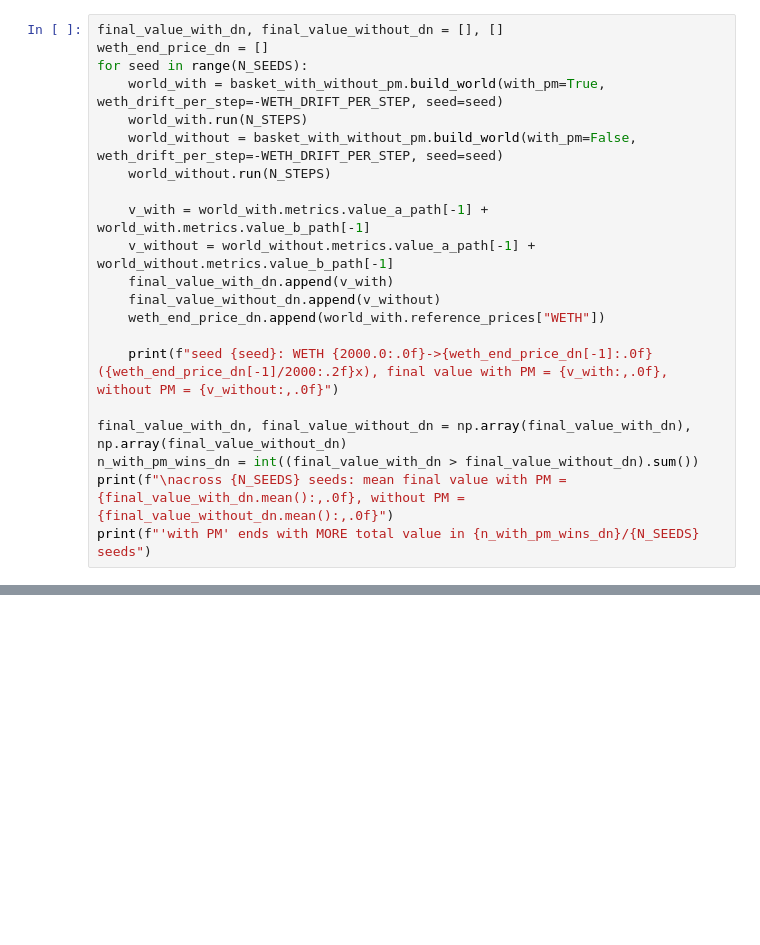
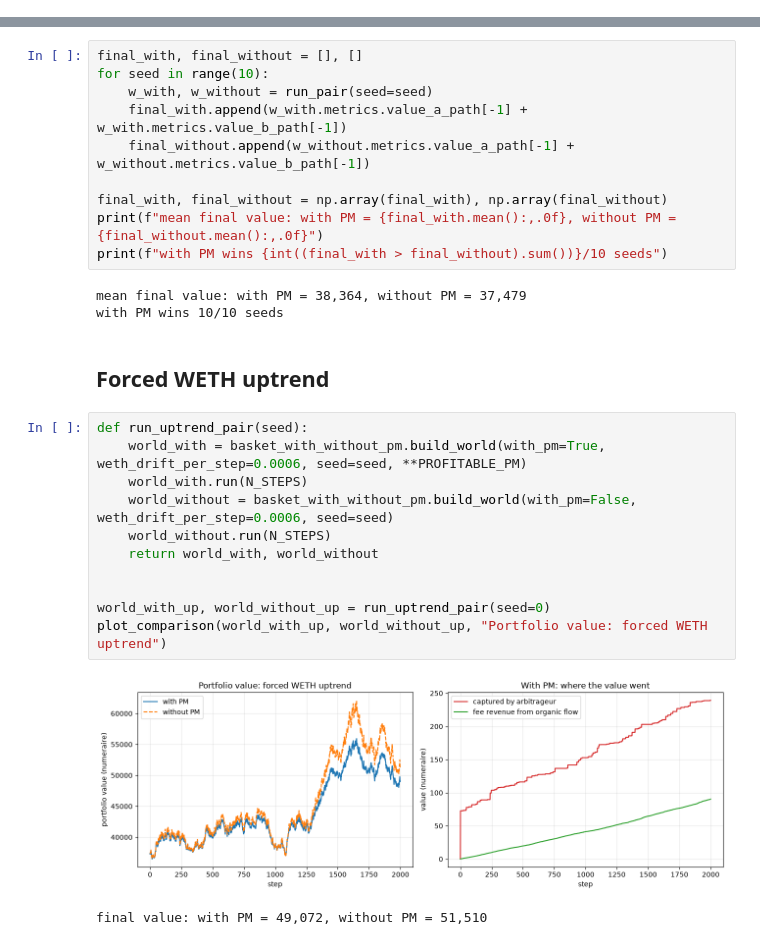
Before and after one commit to bleu/aqua-portfolio-manager, a Jupyter notebook: simulation/notebooks/02_basket_with_without_pm.ipynb, the cells around one changed output, grey strips where cells are left out. Cells and saved outputs as stored; diff of their text form; blank space fills up the shorter version.

```diff
--- a/simulation/notebooks/02_basket_with_without_pm.ipynb
+++ b/simulation/notebooks/02_basket_with_without_pm.ipynb
@@ -267,21 +61,0 @@ buying *more* WETH as it keeps getting cheaper, not just holding a fixed amount.
-# %%
-final_value_with_dn, final_value_without_dn = [], []
-weth_end_price_dn = []
-for seed in range(N_SEEDS):
-    world_with = basket_with_without_pm.build_world(with_pm=True, weth_drift_per_step=-WETH_DRIFT_PER_STEP, seed=seed)
-    world_with.run(N_STEPS)
-    world_without = basket_with_without_pm.build_world(with_pm=False, weth_drift_per_step=-WETH_DRIFT_PER_STEP, seed=seed)
-    world_without.run(N_STEPS)
-
-    v_with = world_with.metrics.value_a_path[-1] + world_with.metrics.value_b_path[-1]
-    v_without = world_without.metrics.value_a_path[-1] + world_without.metrics.value_b_path[-1]
-    final_value_with_dn.append(v_with)
-    final_value_without_dn.append(v_without)
-    weth_end_price_dn.append(world_with.reference_prices["WETH"])
-
-    print(f"seed {seed}: WETH {2000.0:.0f}->{weth_end_price_dn[-1]:.0f} ({weth_end_price_dn[-1]/2000:.2f}x), final value with PM = {v_with:,.0f}, without PM = {v_without:,.0f}")
-
-final_value_with_dn, final_value_without_dn = np.array(final_value_with_dn), np.array(final_value_without_dn)
-n_with_pm_wins_dn = int((final_value_with_dn > final_value_without_dn).sum())
-print(f"\nacross {N_SEEDS} seeds: mean final value with PM = {final_value_with_dn.mean():,.0f}, without PM = {final_value_without_dn.mean():,.0f}")
-print(f"'with PM' ends with MORE total value in {n_with_pm_wins_dn}/{N_SEEDS} seeds")
@@ -816,0 +62,29 @@ actively tries to cross into WETH and gets blocked every time.
+# %%
+final_with, final_without = [], []
+for seed in range(10):
+    w_with, w_without = run_pair(seed=seed)
+    final_with.append(w_with.metrics.value_a_path[-1] + w_with.metrics.value_b_path[-1])
+    final_without.append(w_without.metrics.value_a_path[-1] + w_without.metrics.value_b_path[-1])
+
+final_with, final_without = np.array(final_with), np.array(final_without)
+print(f"mean final value: with PM = {final_with.mean():,.0f}, without PM = {final_without.mean():,.0f}")
+print(f"with PM wins {int((final_with > final_without).sum())}/10 seeds")
+# %% [output]
+mean final value: with PM = 38,364, without PM = 37,479
+with PM wins 10/10 seeds
+# %% [markdown]
+## Forced WETH uptrend
+# %%
+def run_uptrend_pair(seed):
+    world_with = basket_with_without_pm.build_world(with_pm=True, weth_drift_per_step=0.0006, seed=seed, **PROFITABLE_PM)
+    world_with.run(N_STEPS)
+    world_without = basket_with_without_pm.build_world(with_pm=False, weth_drift_per_step=0.0006, seed=seed)
+    world_without.run(N_STEPS)
+    return world_with, world_without
+
+
+world_with_up, world_without_up = run_uptrend_pair(seed=0)
+plot_comparison(world_with_up, world_without_up, "Portfolio value: forced WETH uptrend")
+# %% [output]
+[figure, added]
+final value: with PM = 49,072, without PM = 51,510
```
Also changed, not shown: parts of 35 cells of this notebook, 3 other files.
